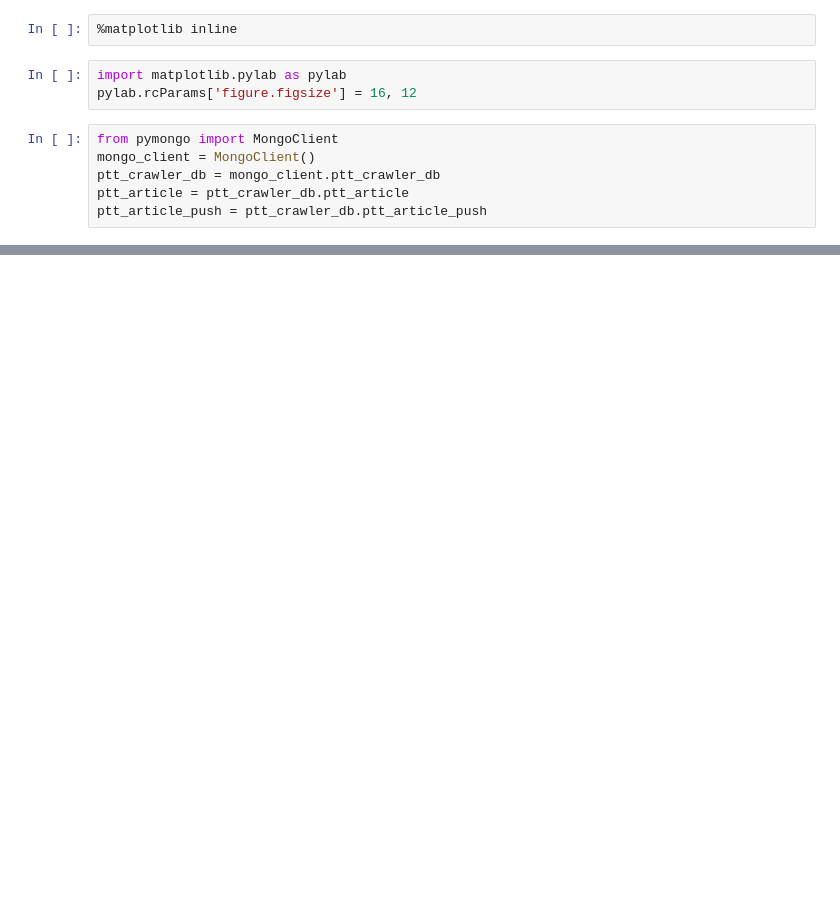
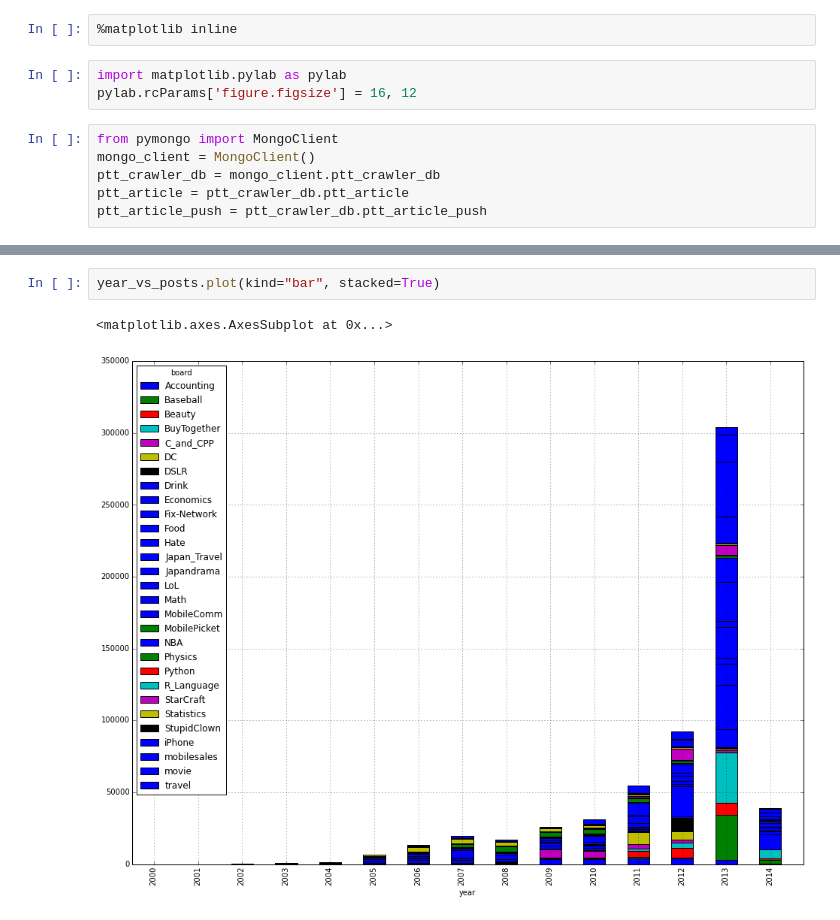
Before and after one commit to c3h3/NCCU-PyData-Courses-2013Spring, a Jupyter notebook: Lecture4/visualization/PTT_Analysis.ipynb, the cells around one changed output, grey strips where cells are left out. Cells and saved outputs as stored; diff of their text form; blank space fills up the shorter version.

```diff
--- a/Lecture4/visualization/PTT_Analysis.ipynb
+++ b/Lecture4/visualization/PTT_Analysis.ipynb
@@ -80,0 +177,5 @@ articles_clean_df = articles_filtered_df[["user_id","_id"]]
+# %%
+year_vs_posts.plot(kind="bar", stacked=True)
+# %% [output]
+<matplotlib.axes.AxesSubplot at 0x...>
+[figure, added]
```
Also changed, not shown: parts of 34 cells of this notebook, 4 other files.
